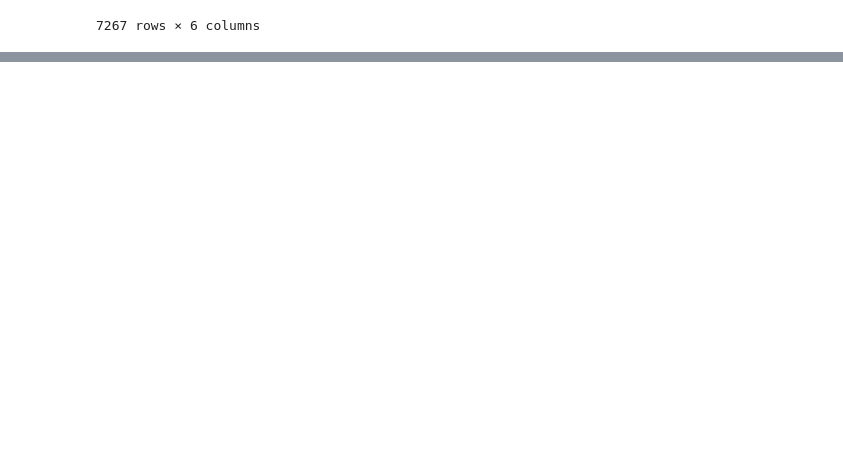
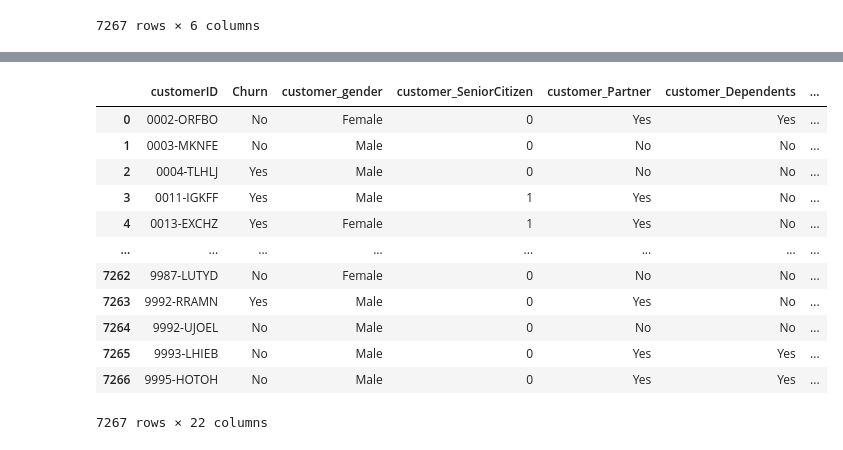
Before and after one commit to joako2004/challenge-telecom, a Jupyter notebook: challenge.ipynb, the cells around one changed output, grey strips where cells are left out. Cells and saved outputs as stored; diff of their text form; code cells hidden in the pictures; blank space fills up the shorter version.

```diff
--- a/challenge.ipynb
+++ b/challenge.ipynb
@@ -26,0 +130,22 @@ datos
+# %%
+# para lograr esto, no se puede simplemente eliminar los datos duplicados de columnas independientes, esto romperá la estructura de datos, asique:
+
+# 1. normalizar las columnas del conjunto
+costumer_norm = pd.json_normalize(datos['customer']).add_prefix('customer_')
+phone_norm = pd.json_normalize(datos['phone']).add_prefix('phone_')
+internet_norm = pd.json_normalize(datos['internet']).add_prefix('internet_')
+account_norm = pd.json_normalize(datos['account']).add_prefix('account_')
+
+# 2. usar un diccionario para crear un nuevo conjunto SIN datos duplicados
+datos_limpios = pd.concat([ # usar la función concat para unir las columnas del dataframe con las nuevas columnas normalizadas
+                datos[['customerID', 'Churn']],
+                costumer_norm,
+                phone_norm,
+                internet_norm,
+                account_norm
+            ], axis=1)
+
+# 3. eliminar los duplicados
+datos_limpios = datos_limpios.drop_duplicates()
+
+datos_limpios
@@ -26,0 +168,4 @@ datos
+# %%
+# crear una columna con las cuentas diarias, estas se calculan dividiendo las cuentas mensuales por la cantidad de dias por mes (aprox 30 dias)
+datos_limpios['Cuentas_Diarias'] = datos_limpios['account_Charges.Monthly'] / 30
+datos_limpios['Cuentas_Diarias'].describe() # visión detallada del comportamiento de los clientes
@@ -26,0 +188,18 @@ datos
+# %%
+# renombrar la columna Cuentas_Diarias al inglés para mantener una correlación con el resto de las columnas
+datos_limpios = datos_limpios.rename(columns={'Cuentas_Diarias':'Daily_Accounts'}) # usar la función rename
+datos_limpios
+# %% [output]
+|  | customerID | Churn | customer_gender | customer_SeniorCitizen | customer_Partner | customer_Dependents | ... |
+| 0 | 0002-ORFBO | No | Female | 0 | Yes | Yes | ... |
+| 1 | 0003-MKNFE | No | Male | 0 | No | No | ... |
+| 2 | 0004-TLHLJ | Yes | Male | 0 | No | No | ... |
+| 3 | 0011-IGKFF | Yes | Male | 1 | Yes | No | ... |
+| 4 | 0013-EXCHZ | Yes | Female | 1 | Yes | No | ... |
+| ... | ... | ... | ... | ... | ... | ... | ... |
+| 7262 | 9987-LUTYD | No | Female | 0 | No | No | ... |
+| 7263 | 9992-RRAMN | Yes | Male | 0 | Yes | No | ... |
+| 7264 | 9992-UJOEL | No | Male | 0 | No | No | ... |
+| 7265 | 9993-LHIEB | No | Male | 0 | Yes | Yes | ... |
+| 7266 | 9995-HOTOH | No | Male | 0 | Yes | Yes | ... |
+7267 rows × 22 columns
```
Also changed, not shown: parts of 44 cells of this notebook.
